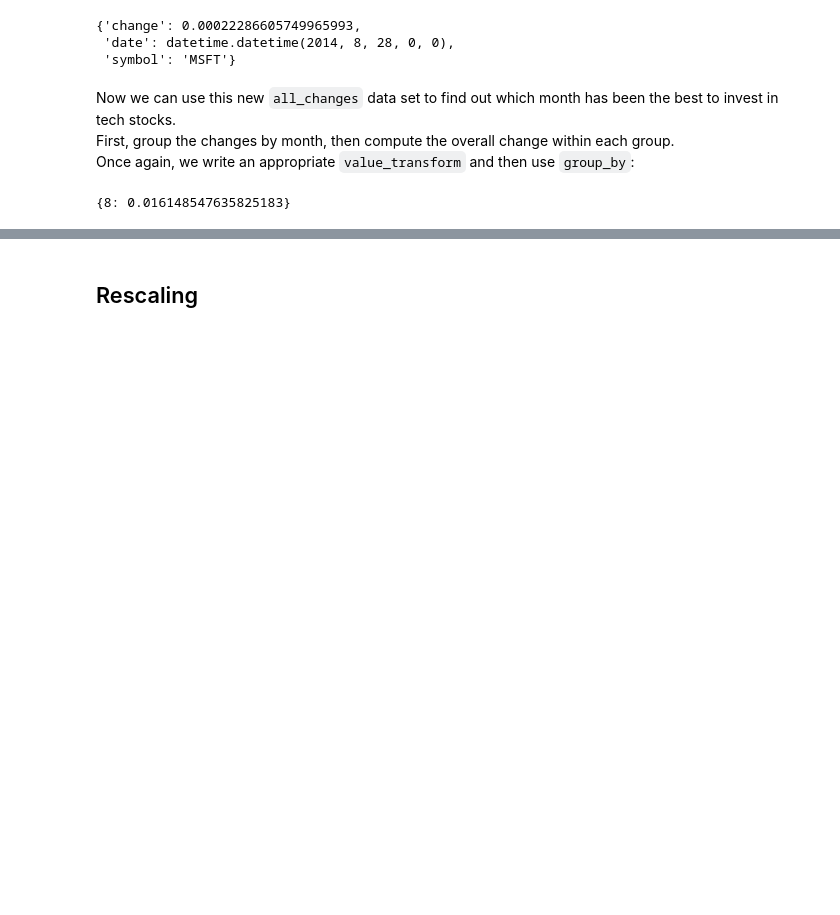
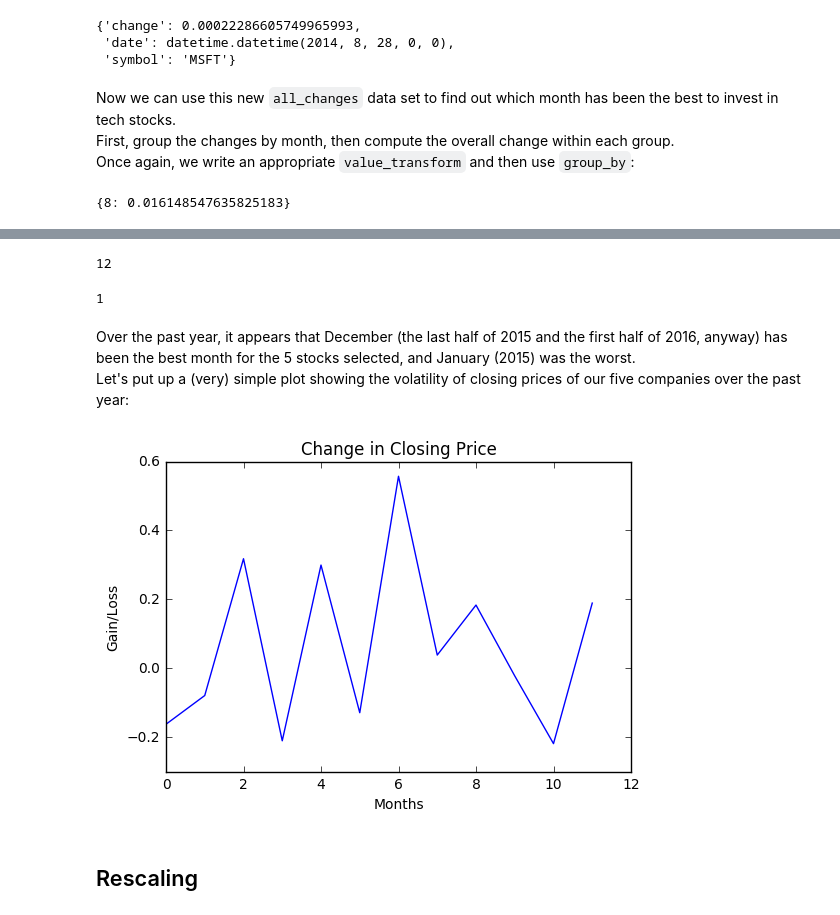
Before and after one commit to bgroveben/DataScienceFromScratch, a Jupyter notebook: 10_Chapter_Working_With_Data.ipynb, the cells around one changed output, grey strips where cells are left out. Drawn from its saved outputs; the diff is of its cells as text; code cells hidden in the pictures; blank space fills up the shorter version.

Commit message:
Experiment with data from Google Finance

```diff
--- a/10_Chapter_Working_With_Data.ipynb
+++ b/10_Chapter_Working_With_Data.ipynb
@@ -465,0 +735,15 @@ overall_change_by_month
+# %%
+def percent_price_change(yesterday, today):
+    return today["closing_price"] / yesterday["closing_price"] -1
+
+def day_over_day_changes(grouped_rows):
+    # sort the rows by date
+    ordered = sorted(grouped_rows, key=picker("date"))
+    # zip with an offset to get pairs of consecutive days
+    return [{ "symbol" : today["symbol"],
+              "date"   : today["date"],
+              "change" : percent_price_change(yesterday, today) }
+              for yesterday, today in zip(ordered, ordered[1:])]
+# %%
+changes_by_symbol = group_by(picker("symbol"), new_data, day_over_day_changes)
+changes_by_symbol.keys()
@@ -465,0 +752,3 @@ overall_change_by_month
+# %%
+all_changes = [change for changes in changes_by_symbol.values() for change in changes]
+all_changes[:5]
@@ -465,0 +785,11 @@ overall_change_by_month
+# %%
+# compute aggregated gains and losses over the course of each month for all 5 companies.
+def combine_pct_changes(pct_change1, pct_change2):
+    return (1 + pct_change1) * (1 + pct_change2) -1
+
+def overall_change(changes):
+    return reduce(combine_pct_changes, pluck("change", changes))
+
+overall_change_by_month = group_by(lambda row: row['date'].month, all_changes, overall_change)
+
+overall_change_by_month
@@ -466,2 +809,21 @@ overall_change_by_month
+# %%
+max(overall_change_by_month)
+# %% [output]
+12
+# %%
+min(overall_change_by_month)
+# %% [output]
+1
+# %% [markdown]
+Over the past year, it appears that December (the last half of 2015 and the first half of 2016, anyway) has been the best month for the 5 stocks selected, and January (2015) was the worst.
+Let's put up a (very) simple plot showing the volatility of closing prices of our five companies over the past year:
+# %%
+plt.plot(overall_change_by_month.values())
+plt.title("Change in Closing Price")
+plt.xlabel("Months")
+plt.ylabel("Gain/Loss")
+plt.show()
+# %% [output]
+[figure, added]
 # %% [markdown]
 ## Rescaling
```
Also changed, not shown: parts of 29 cells of this notebook, 5 other files.
